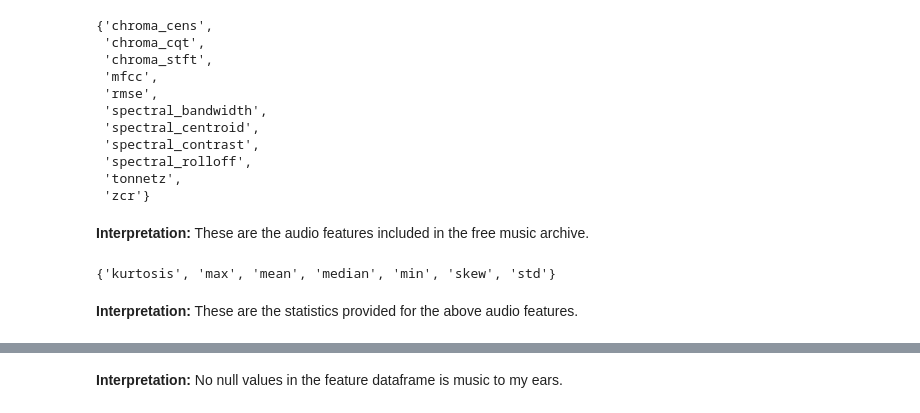
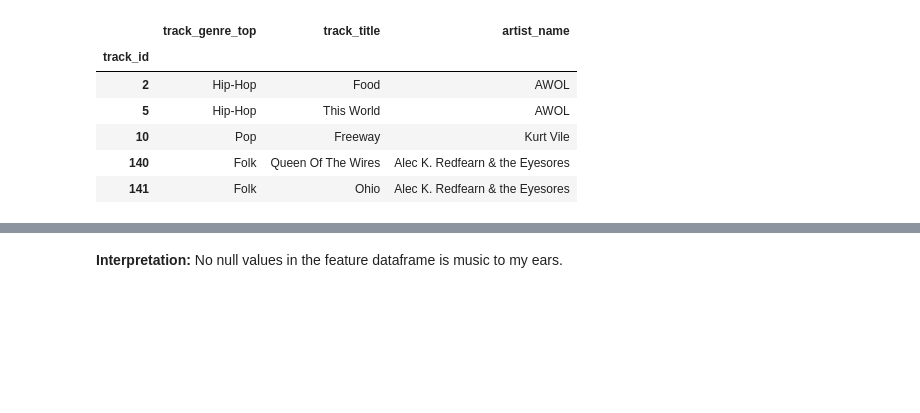
Before and after one commit to Lucas-Courant/predicting_audio_genre, a Jupyter notebook: Code/1_cleaning_eda.ipynb, the cells around one changed output, grey strips where cells are left out. Saved outputs shown, nothing was run; the diff lists cells and outputs as text; code cells hidden in the pictures; blank space fills up the shorter version.

```diff
--- a/Code/1_cleaning_eda.ipynb
+++ b/Code/1_cleaning_eda.ipynb
@@ -18,13 +11,17 @@ def load_track_metadata(filepath):
 
     Parameters
     ..........
-    filepath - str
+    filepath : str
         Should point to the tracks.csv file from the free music archive
     """
 
-    tracks = utils.load('../data/fma_metadata/tracks.csv')
+    tracks = utils.load(filepath)
 
+    # https://stackoverflow.com/questions/14507794/pandas-how-to-flatten-a-hierarchical-index-in-columns
+    tracks.columns = ['_'.join(col) for col in tracks.columns.to_flat_index()]
 
-    # these are the only metadata I want at the moment
+    smol_tracks = tracks.loc[tracks['set_subset'] == 'small']
 
-    track_metadata = ['track_genre_top', 'track_title', 'artist_name']
+    desired_metadata = ['track_genre_top', 'track_title', 'artist_name']
+
+    return smol_tracks[desired_metadata]
@@ -34,24 +28,12 @@ features = utils.load('../data/fma_metadata/features.csv')
-# %%
-audio_features = set(features.columns.get_level_values(0))
-audio_features
-# %% [output]
-{'chroma_cens',
- 'chroma_cqt',
- 'chroma_stft',
- 'mfcc',
- 'rmse',
- 'spectral_bandwidth',
- 'spectral_centroid',
- 'spectral_contrast',
- 'spectral_rolloff',
- 'tonnetz',
- 'zcr'}
-# %% [markdown]
-**Interpretation:** These are the audio features included in the free music archive.
-# %%
-set(features['mfcc'].columns.get_level_values(0))
-# %% [output]
-{'kurtosis', 'max', 'mean', 'median', 'min', 'skew', 'std'}
-# %% [markdown]
-**Interpretation:** These are the statistics provided for the above audio features.
+# %%
+track_metadata = load_track_metadata('../data/fma_metadata/tracks.csv')
+track_metadata.head()
+# %% [output]
+|  | track_genre_top | track_title | artist_name |
+| track_id |  |  |  |
+| 2 | Hip-Hop | Food | AWOL |
+| 5 | Hip-Hop | This World | AWOL |
+| 10 | Pop | Freeway | Kurt Vile |
+| 140 | Folk | Queen Of The Wires | Alec K. Redfearn & the Eyesores |
+| 141 | Folk | Ohio | Alec K. Redfearn & the Eyesores |
 # %%
```
Also changed, not shown: parts of 25 cells of this notebook, 1 other file.
